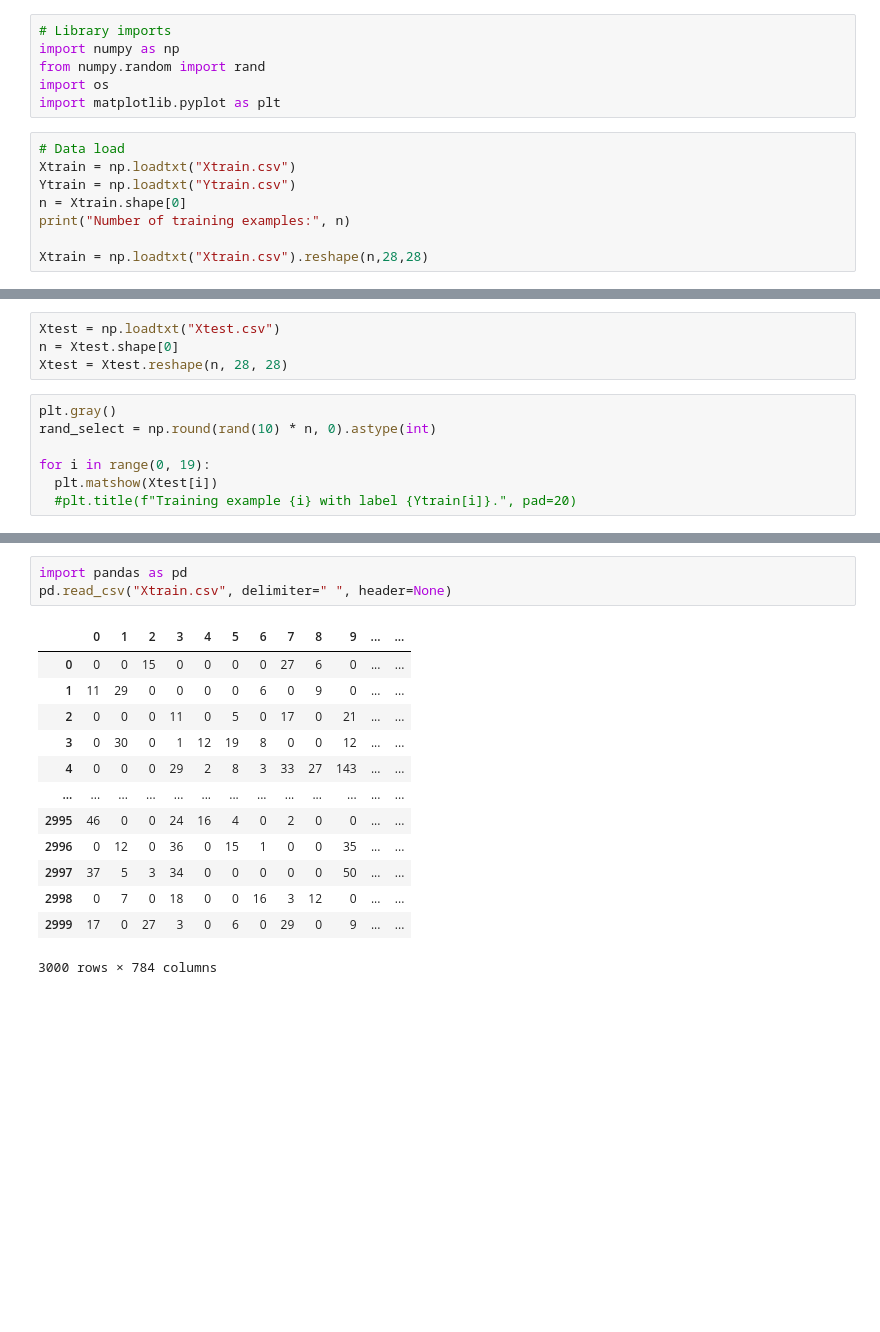
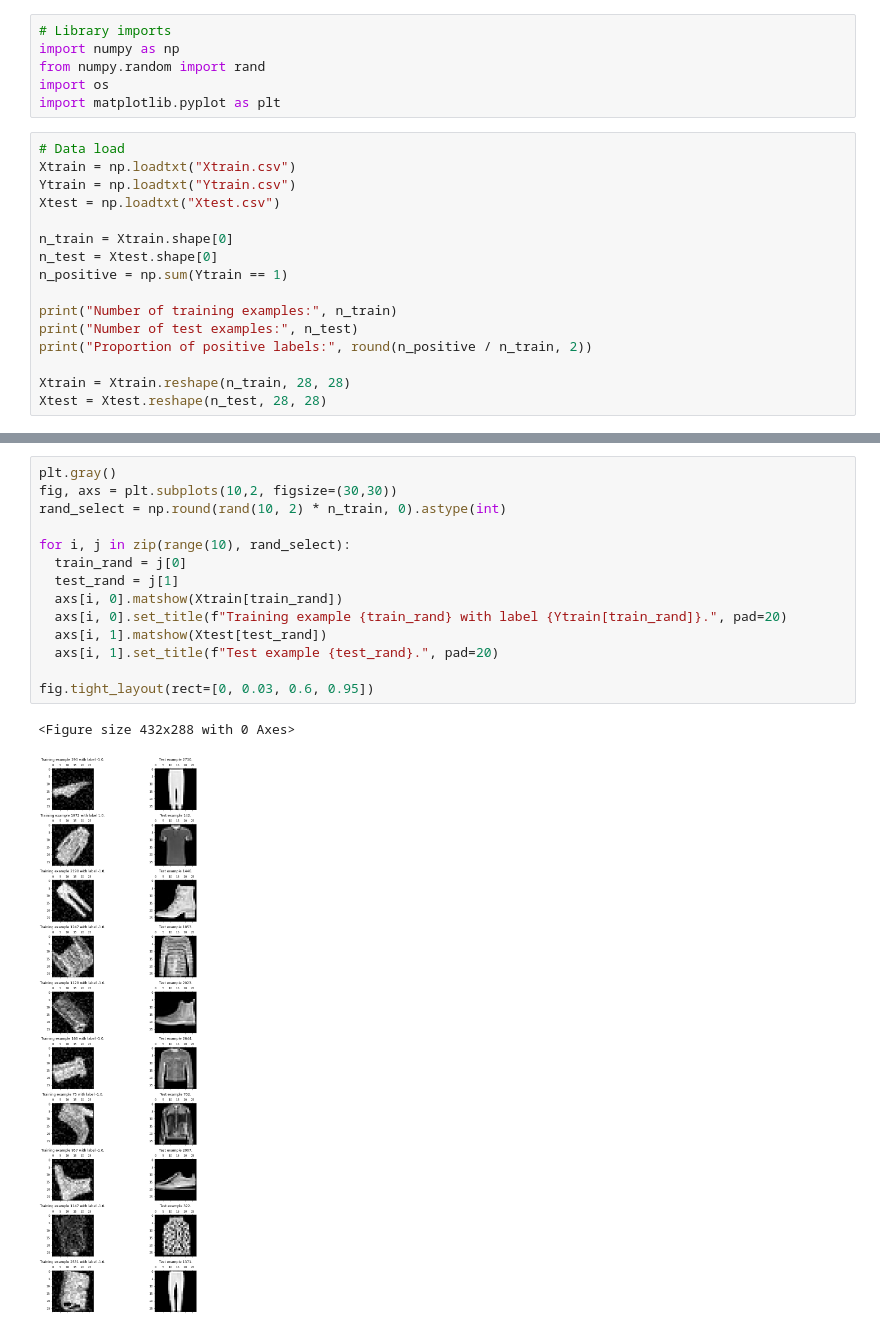
Before and after one commit to garry-cotton/CS909, a Jupyter notebook: 2023/A1/Assignment.ipynb, the cells around one changed output, grey strips where cells are left out. Cells and saved outputs as stored; diff of their text form; blank space fills up the shorter version.

```diff
--- a/2023/A1/Assignment.ipynb
+++ b/2023/A1/Assignment.ipynb
@@ -15,9 +15,17 @@ import matplotlib.pyplot as plt
 # Data load
 Xtrain = np.loadtxt("Xtrain.csv")
 Ytrain = np.loadtxt("Ytrain.csv")
-n = Xtrain.shape[0]
-print("Number of training examples:", n)
+Xtest = np.loadtxt("Xtest.csv")
 
-Xtrain = np.loadtxt("Xtrain.csv").reshape(n,28,28)
+n_train = Xtrain.shape[0]
+n_test = Xtest.shape[0]
+n_positive = np.sum(Ytrain == 1)
+
+print("Number of training examples:", n_train)
+print("Number of test examples:", n_test)
+print("Proportion of positive labels:", round(n_positive / n_train, 2))
+
+Xtrain = Xtrain.reshape(n_train, 28, 28)
+Xtest = Xtest.reshape(n_test, 28, 28)
 # %% [output]
 Number of training examples: 3000
@@ -24,11 +33,0 @@ Number of training examples: 3000
-# %%
-Xtest = np.loadtxt("Xtest.csv")
-n = Xtest.shape[0]
-Xtest = Xtest.reshape(n, 28, 28)
-# %%
-plt.gray()
-rand_select = np.round(rand(10) * n, 0).astype(int)
-
-for i in range(0, 19):
-  plt.matshow(Xtest[i])
-  #plt.title(f"Training example {i} with label {Ytrain[i]}.", pad=20)
@@ -49,17 +34,17 @@ for i in range(0, 19):
-# %%
-import pandas as pd
-pd.read_csv("Xtrain.csv", delimiter=" ", header=None)
-# %% [output]
-|  | 0 | 1 | 2 | 3 | 4 | 5 | 6 | 7 | 8 | 9 | ... | ... |
-| 0 | 0 | 0 | 15 | 0 | 0 | 0 | 0 | 27 | 6 | 0 | ... | ... |
-| 1 | 11 | 29 | 0 | 0 | 0 | 0 | 6 | 0 | 9 | 0 | ... | ... |
-| 2 | 0 | 0 | 0 | 11 | 0 | 5 | 0 | 17 | 0 | 21 | ... | ... |
-| 3 | 0 | 30 | 0 | 1 | 12 | 19 | 8 | 0 | 0 | 12 | ... | ... |
-| 4 | 0 | 0 | 0 | 29 | 2 | 8 | 3 | 33 | 27 | 143 | ... | ... |
-| ... | ... | ... | ... | ... | ... | ... | ... | ... | ... | ... | ... | ... |
-| 2995 | 46 | 0 | 0 | 24 | 16 | 4 | 0 | 2 | 0 | 0 | ... | ... |
-| 2996 | 0 | 12 | 0 | 36 | 0 | 15 | 1 | 0 | 0 | 35 | ... | ... |
-| 2997 | 37 | 5 | 3 | 34 | 0 | 0 | 0 | 0 | 0 | 50 | ... | ... |
-| 2998 | 0 | 7 | 0 | 18 | 0 | 0 | 16 | 3 | 12 | 0 | ... | ... |
-| 2999 | 17 | 0 | 27 | 3 | 0 | 6 | 0 | 29 | 0 | 9 | ... | ... |
-3000 rows × 784 columns
+# %%
+plt.gray()
+fig, axs = plt.subplots(10,2, figsize=(30,30))
+rand_select = np.round(rand(10, 2) * n_train, 0).astype(int)
+
+for i, j in zip(range(10), rand_select):
+  train_rand = j[0]
+  test_rand = j[1]
+  axs[i, 0].matshow(Xtrain[train_rand])
+  axs[i, 0].set_title(f"Training example {train_rand} with label {Ytrain[train_rand]}.", pad=20)
+  axs[i, 1].matshow(Xtest[test_rand])
+  axs[i, 1].set_title(f"Test example {test_rand}.", pad=20)
+
+fig.tight_layout(rect=[0, 0.03, 0.6, 0.95])
+# %% [output]
+<Figure size 432x288 with 0 Axes>
+[figure, added]
```
Also changed, not shown: parts of 3 cells of this notebook.
